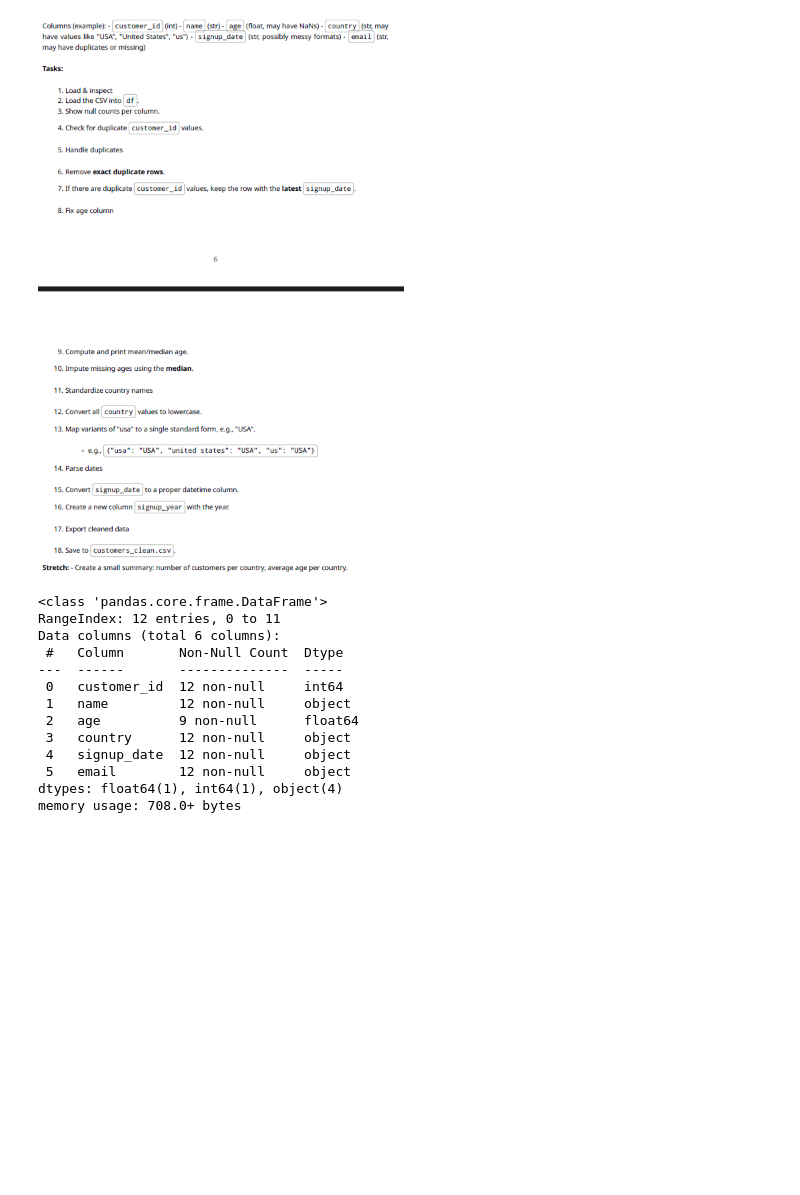
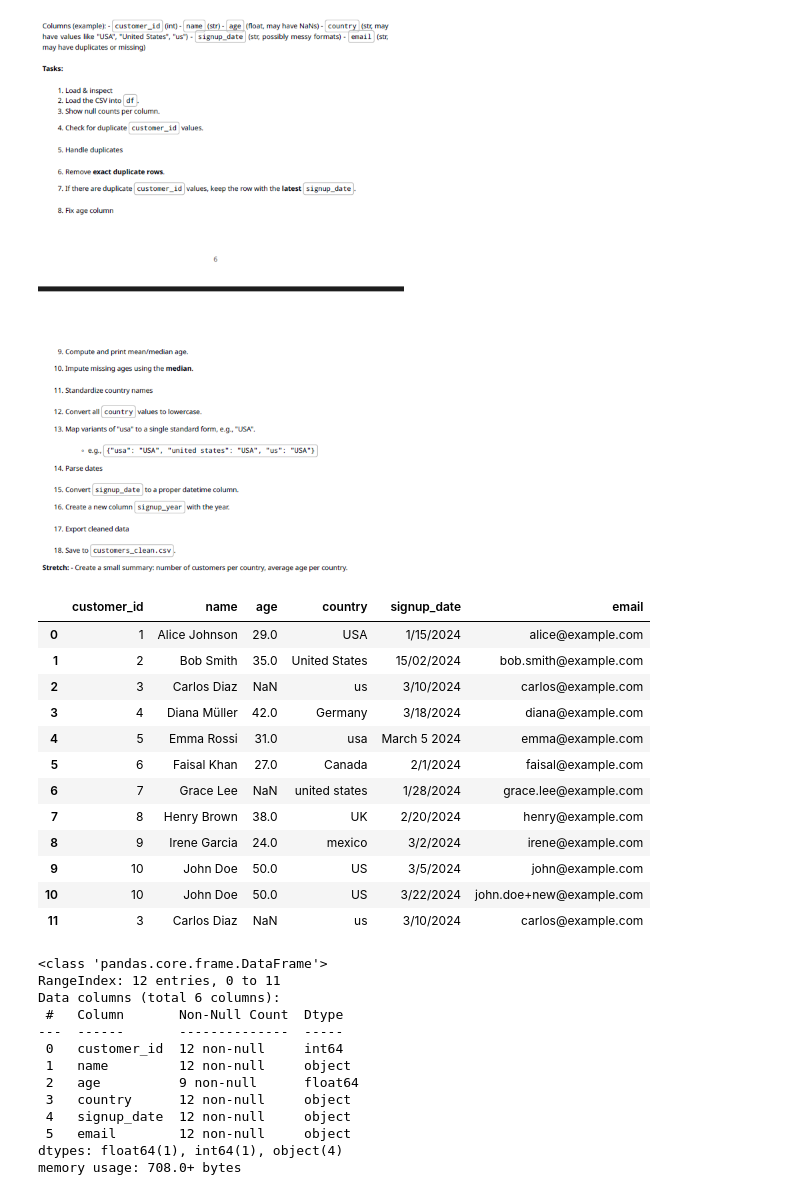
Before and after one commit to raalrwai/DailyChallenge, a Jupyter notebook: Day3/PreProcess.ipynb, the cells around one changed output. Saved outputs shown, nothing was run; the diff lists cells and outputs as text; code cells hidden in the pictures; blank space fills up the shorter version.

```diff
--- a/Day3/new.ipynb
+++ b/Day3/PreProcess.ipynb
@@ -15,6 +15,21 @@ Image(filename=image_path)
 # %%
 
 df = pd.read_csv("customers_raw.csv", encoding = 'ISO-8859-1')
+df
+# %% [output]
+|  | customer_id | name | age | country | signup_date | email |
+| 0 | 1 | Alice Johnson | 29.0 | USA | 1/15/2024 | alice@example.com |
+| 1 | 2 | Bob Smith | 35.0 | United States | 15/02/2024 | bob.smith@example.com |
+| 2 | 3 | Carlos Diaz | NaN | us | 3/10/2024 | carlos@example.com |
+| 3 | 4 | Diana Müller | 42.0 | Germany | 3/18/2024 | diana@example.com |
+| 4 | 5 | Emma Rossi | 31.0 | usa | March 5 2024 | emma@example.com |
+| 5 | 6 | Faisal Khan | 27.0 | Canada | 2/1/2024 | faisal@example.com |
+| 6 | 7 | Grace Lee | NaN | united states | 1/28/2024 | grace.lee@example.com |
+| 7 | 8 | Henry Brown | 38.0 | UK | 2/20/2024 | henry@example.com |
+| 8 | 9 | Irene Garcia | 24.0 | mexico | 3/2/2024 | irene@example.com |
+| 9 | 10 | John Doe | 50.0 | US | 3/5/2024 | john@example.com |
+| 10 | 10 | John Doe | 50.0 | US | 3/22/2024 | john.doe+new@example.com |
+| 11 | 3 | Carlos Diaz | NaN | us | 3/10/2024 | carlos@example.com |
 # %%
 df.info()
 # %% [output]
```
Also changed, not shown: parts of 6 cells of this notebook, 2 other files.
